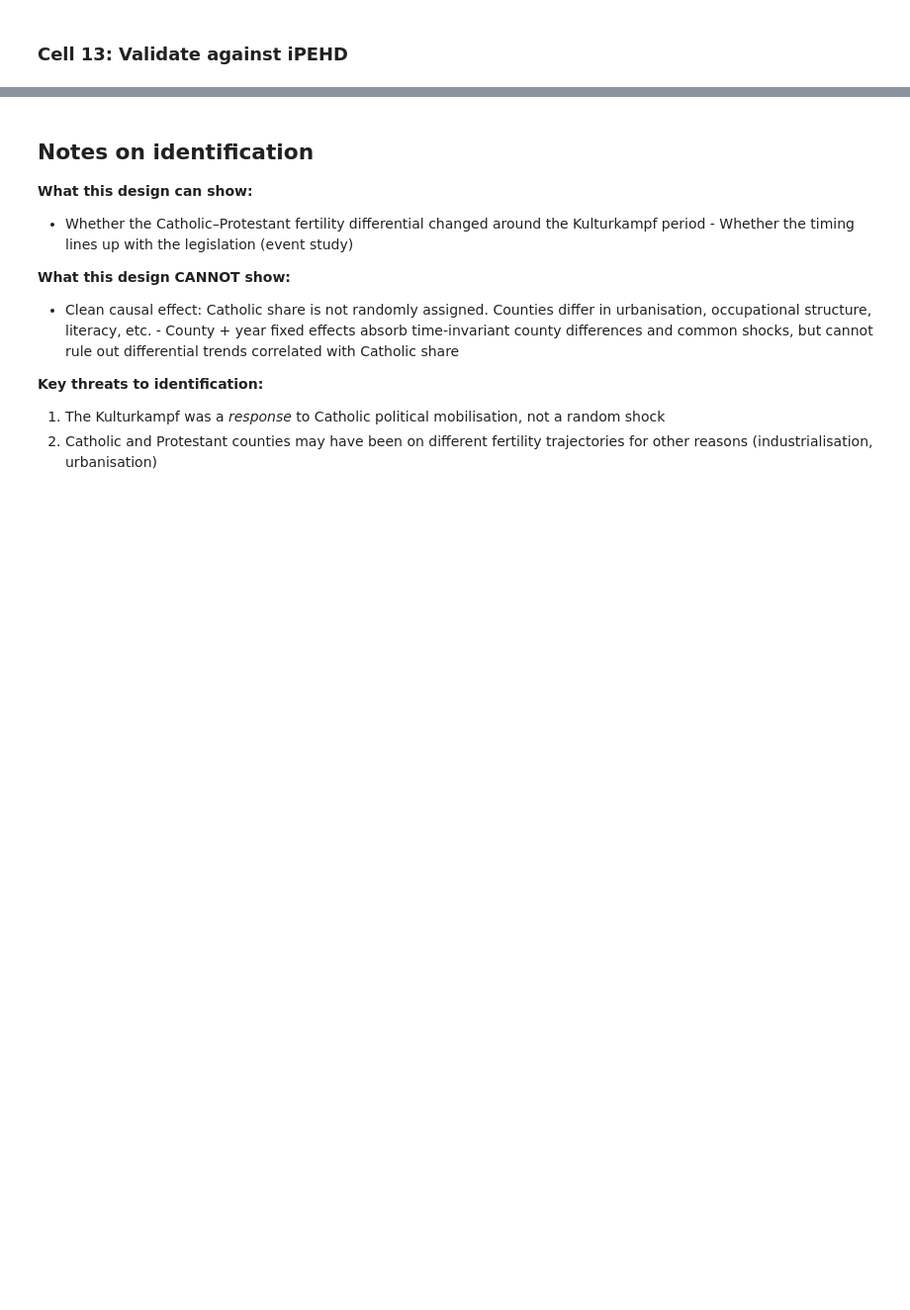
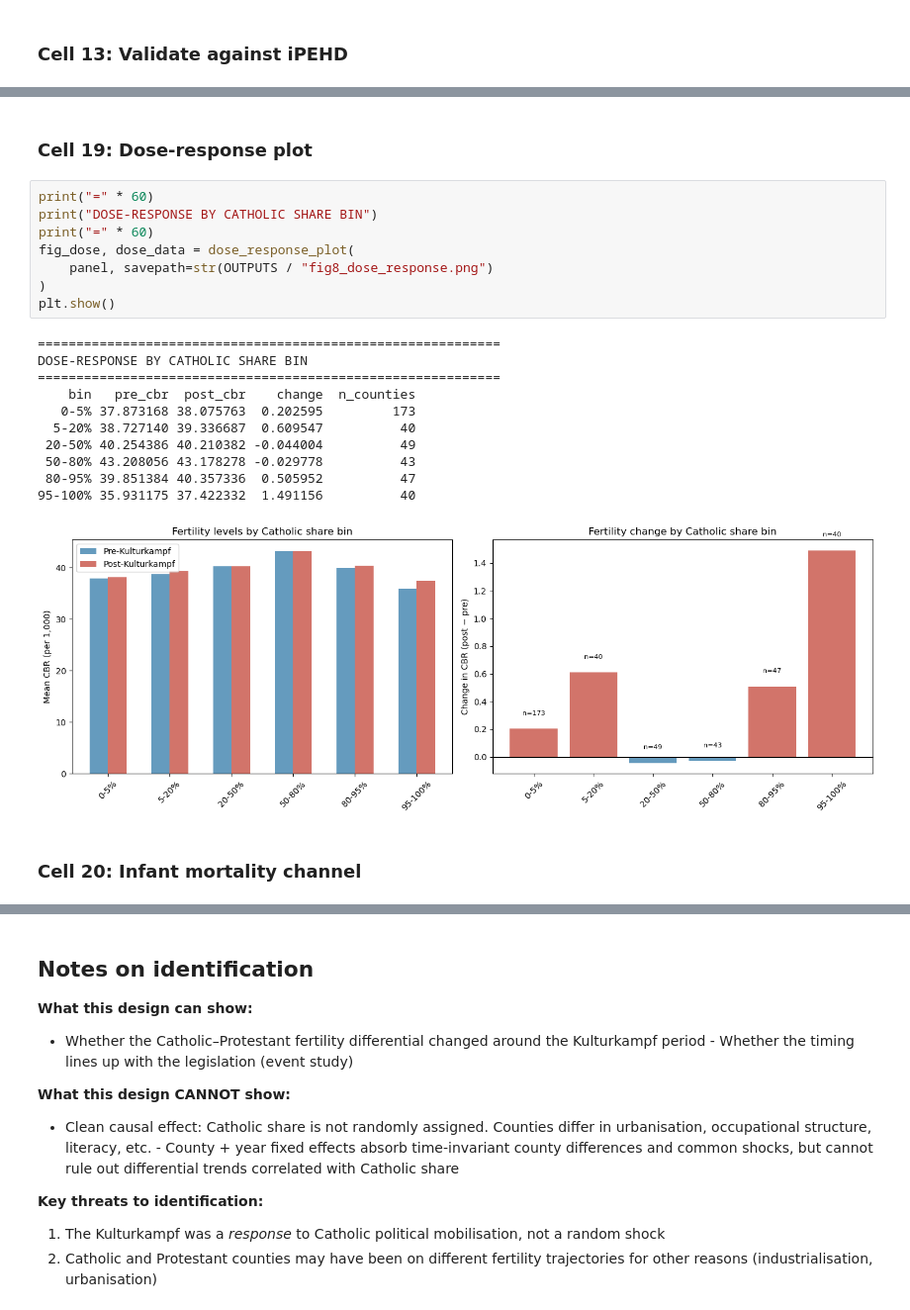
Before and after one commit to AntonEbsen/Demography, a Jupyter notebook: exam_project2/notebooks/exam_project.ipynb, the cells around one changed output, grey strips where cells are left out. Shown at 99% size. Drawn from its saved outputs; the diff is of its cells as text; blank space fills up the shorter version.

```diff
--- a/exam_project2/notebooks/exam_project.ipynb
+++ b/exam_project2/notebooks/exam_project.ipynb
@@ -236,0 +450,24 @@ print("sample definitions and Stadt/Land handling).")
+# %% [markdown]
+### Cell 19: Dose-response plot
+# %%
+print("=" * 60)
+print("DOSE-RESPONSE BY CATHOLIC SHARE BIN")
+print("=" * 60)
+fig_dose, dose_data = dose_response_plot(
+    panel, savepath=str(OUTPUTS / "fig8_dose_response.png")
+)
+plt.show()
+# %% [output]
+============================================================
+DOSE-RESPONSE BY CATHOLIC SHARE BIN
+============================================================
+    bin   pre_cbr  post_cbr    change  n_counties
+   0-5% 37.873168 38.075763  0.202595         173
+  5-20% 38.727140 39.336687  0.609547          40
+ 20-50% 40.254386 40.210382 -0.044004          49
+ 50-80% 43.208056 43.178278 -0.029778          43
+ 80-95% 39.851384 40.357336  0.505952          47
+95-100% 35.931175 37.422332  1.491156          40
+[figure, added]
+# %% [markdown]
+### Cell 20: Infant mortality channel
```
Also changed, not shown: parts of 31 cells of this notebook, 5 other files.
